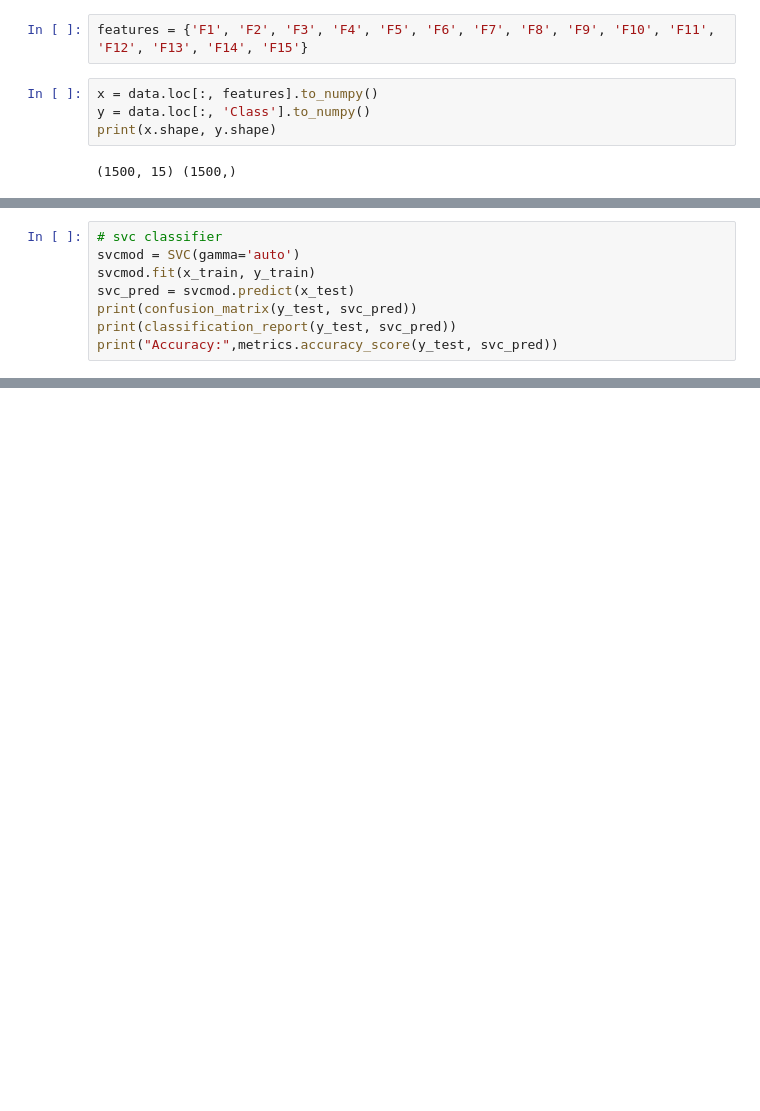
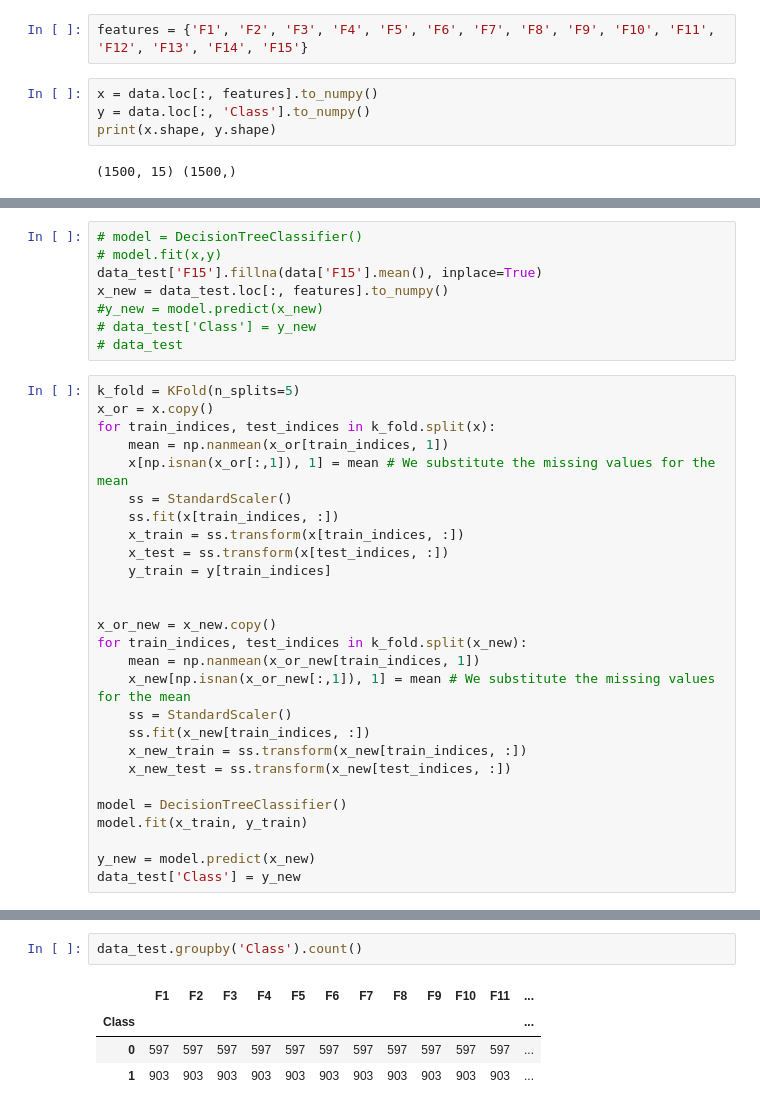
Before and after one commit to ab17254/ce802, a Jupyter notebook: CE802_P2_Notebook.ipynb, the cells around one changed output, grey strips where cells are left out. Drawn from its saved outputs; the diff is of its cells as text; blank space fills up the shorter version.

```diff
--- a/CE802_P2_Notebook.ipynb
+++ b/CE802_P2_Notebook.ipynb
@@ -186,8 +101,0 @@ plt.plot(np.arange(1,25), knn_cv.cv_results_['mean_test_score'])
-# %%
-# svc classifier
-svcmod = SVC(gamma='auto')
-svcmod.fit(x_train, y_train)
-svc_pred = svcmod.predict(x_test)
-print(confusion_matrix(y_test, svc_pred))
-print(classification_report(y_test, svc_pred))
-print("Accuracy:",metrics.accuracy_score(y_test, svc_pred))
@@ -235,0 +122,35 @@ weighted avg       0.77      0.77      0.77       375
+# %%
+# model = DecisionTreeClassifier()
+# model.fit(x,y)
+data_test['F15'].fillna(data['F15'].mean(), inplace=True)
+x_new = data_test.loc[:, features].to_numpy()
+#y_new = model.predict(x_new)
+# data_test['Class'] = y_new
+# data_test
+# %%
+k_fold = KFold(n_splits=5)
+x_or = x.copy()
+for train_indices, test_indices in k_fold.split(x):
+    mean = np.nanmean(x_or[train_indices, 1])
+    x[np.isnan(x_or[:,1]), 1] = mean # We substitute the missing values for the mean
+    ss = StandardScaler()
+    ss.fit(x[train_indices, :])
+    x_train = ss.transform(x[train_indices, :])
+    x_test = ss.transform(x[test_indices, :])
+    y_train = y[train_indices]
+
+
+x_or_new = x_new.copy()
+for train_indices, test_indices in k_fold.split(x_new):
+    mean = np.nanmean(x_or_new[train_indices, 1])
+    x_new[np.isnan(x_or_new[:,1]), 1] = mean # We substitute the missing values for the mean
+    ss = StandardScaler()
+    ss.fit(x_new[train_indices, :])
+    x_new_train = ss.transform(x_new[train_indices, :])
+    x_new_test = ss.transform(x_new[test_indices, :])
+
+model = DecisionTreeClassifier()
+model.fit(x_train, y_train)
+
+y_new = model.predict(x_new)
+data_test['Class'] = y_new
@@ -235,0 +168,7 @@ weighted avg       0.77      0.77      0.77       375
+# %%
+data_test.groupby('Class').count()
+# %% [output]
+|  | F1 | F2 | F3 | F4 | F5 | F6 | F7 | F8 | F9 | F10 | F11 | ... |
+| Class |  |  |  |  |  |  |  |  |  |  |  | ... |
+| 0 | 597 | 597 | 597 | 597 | 597 | 597 | 597 | 597 | 597 | 597 | 597 | ... |
+| 1 | 903 | 903 | 903 | 903 | 903 | 903 | 903 | 903 | 903 | 903 | 903 | ... |
```
Also changed, not shown: parts of 15 cells of this notebook.
